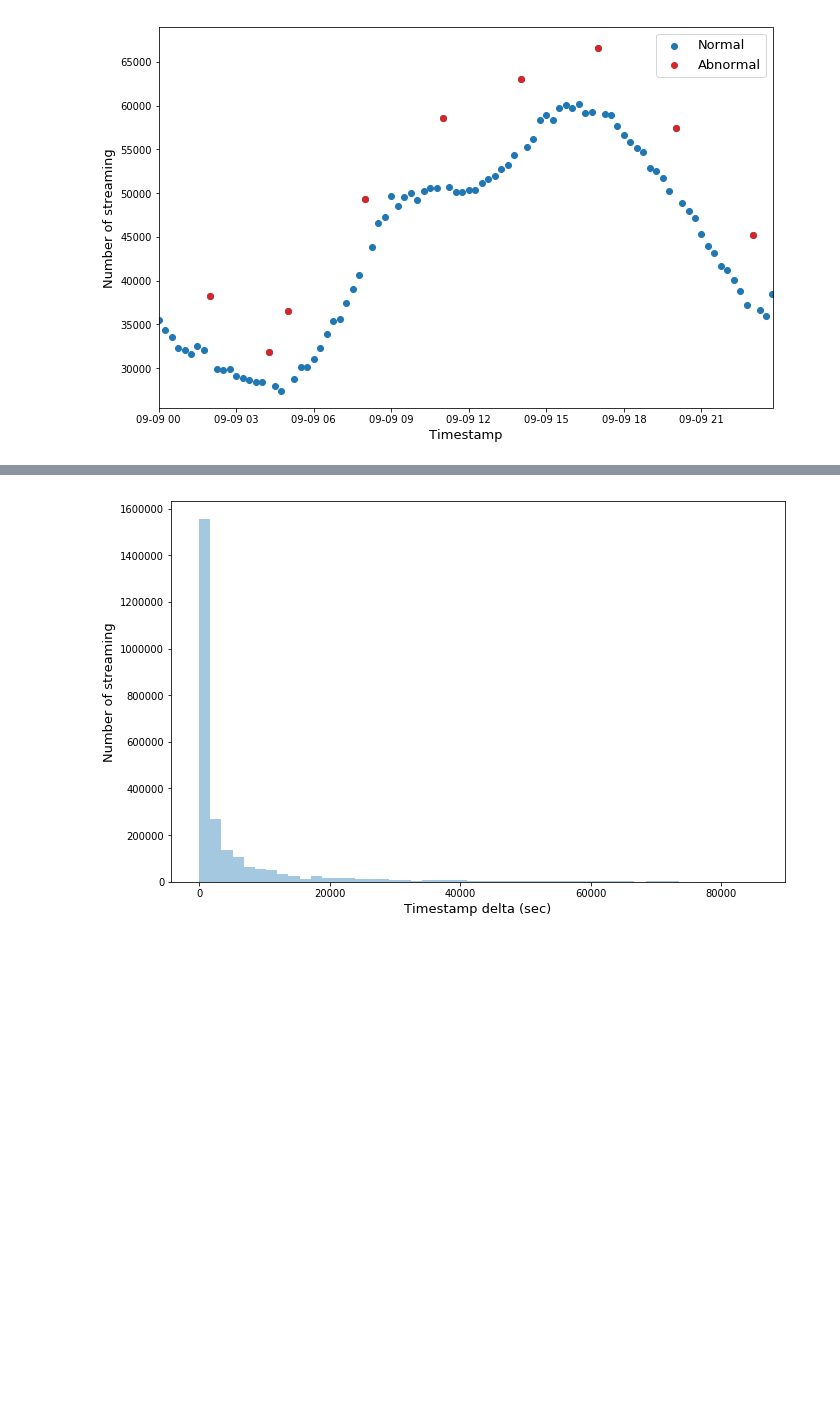
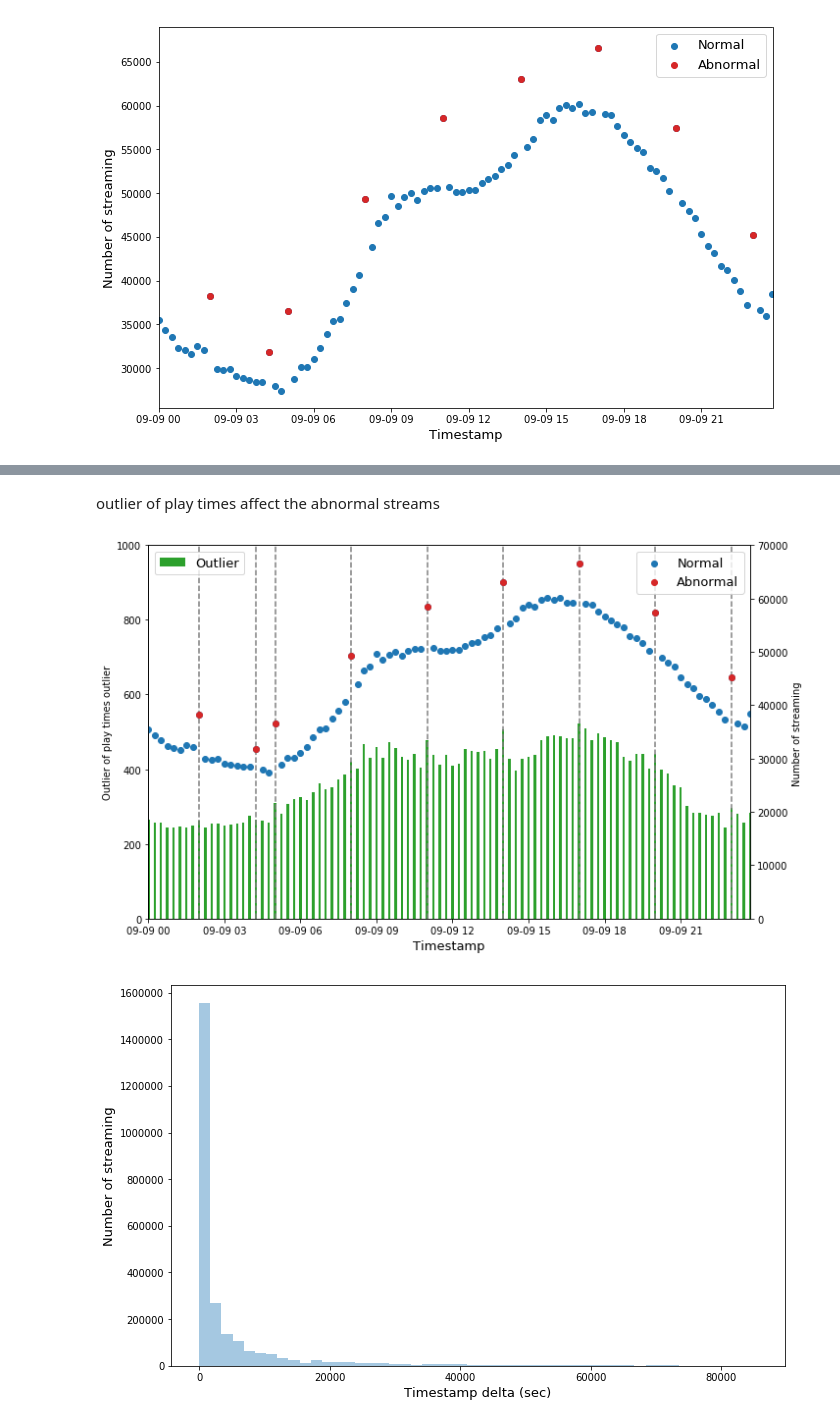
Before and after one commit to Trudie/Streaming_Fault_Detection, a Jupyter notebook: EDA.ipynb, the cells around one changed output, grey strips where cells are left out. Saved outputs shown, nothing was run; the diff lists cells and outputs as text; code cells hidden in the pictures; blank space fills up the shorter version.

```diff
--- a/EDA.ipynb
+++ b/EDA.ipynb
@@ -65,3 +301,27 @@ plt.show()
+# %%
+user_time_outlier = playTime_userId.groupby('timestamp').size()
+# %% [markdown]
+outlier of play times affect the abnormal streams
+# %%
+fig, ax1 = plt.subplots(figsize=(11, 7))
+ax1.set_xlim(min(time_group.index), max(time_group.index))
+ax1.set_ylim(0,1000)
+[ax1.axvline(x= i ,color= colors[7], linestyle='dashed') for i in time_group.loc[outlier].index]
+ax1.bar(user_time_outlier.index, user_time_outlier.values,color=colors[2],width=0.004, label='Outlier')
+ax1.set_ylabel('Outlier of play times outlier')
+ax1.set_xlabel('Timestamp', size=13)
+ax1.legend(prop={'size': 13})
+
+ax2 = ax1.twinx()
+ax2.set_ylim(0,70000)
+ax2.scatter(x=time_group.index, y=time_group.values, color=colors[0], label='Normal')
+ax2.scatter(x=time_group.loc[outlier].index, y=time_group.loc[outlier].values, color=colors[3], label='Abnormal')
+ax2.set_ylabel('Number of streaming ')
+ax2.legend(prop={'size': 13})
+
+plt.show()
+# %% [output]
+[figure, added]
 # %%
 # Plot delta distribution
 plt.figure(figsize=(11, 7))
```
Also changed, not shown: parts of 67 cells of this notebook, 2 other files.
